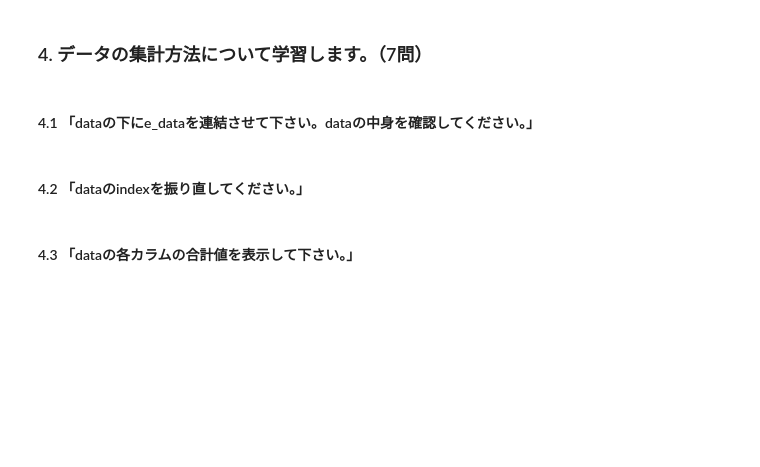
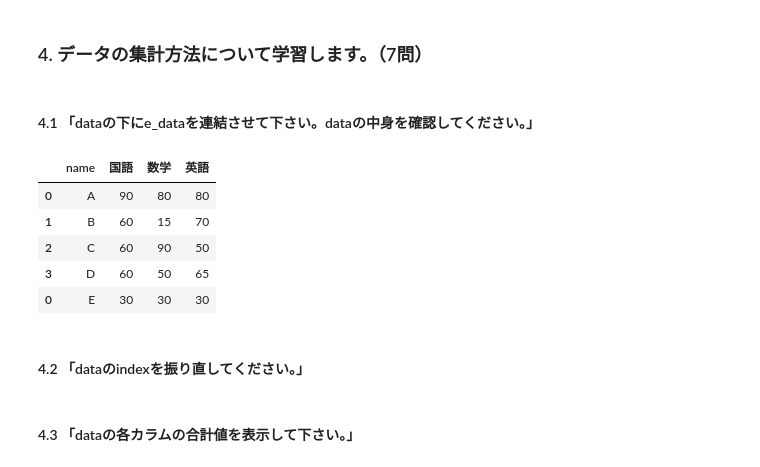
Before and after one commit to wataridmm/practice, a Jupyter notebook: pandas_editor.ipynb, the cells around one changed output. Drawn from its saved outputs; the diff is of its cells as text; code cells hidden in the pictures; blank space fills up the shorter version.

```diff
--- a/pandas_editor.ipynb
+++ b/pandas_editor.ipynb
@@ -197,6 +237,16 @@ len(data[data['数学'] >= 50])
 ### 4. データの集計方法について学習します。（7問）
 # %% [markdown]
 #### 4.1 「dataの下にe_dataを連結させて下さい。dataの中身を確認してください。」
+# %%
+data = pd.concat([data,e_data],axis=0,sort=True)
+data
+# %% [output]
+|  | name | 国語 | 数学 | 英語 |
+| 0 | A | 90 | 80 | 80 |
+| 1 | B | 60 | 15 | 70 |
+| 2 | C | 60 | 90 | 50 |
+| 3 | D | 60 | 50 | 65 |
+| 0 | E | 30 | 30 | 30 |
 # %% [markdown]
 #### 4.2 「dataのindexを振り直してください。」
 # %% [markdown]
```
Also changed, not shown: parts of 7 cells of this notebook.
